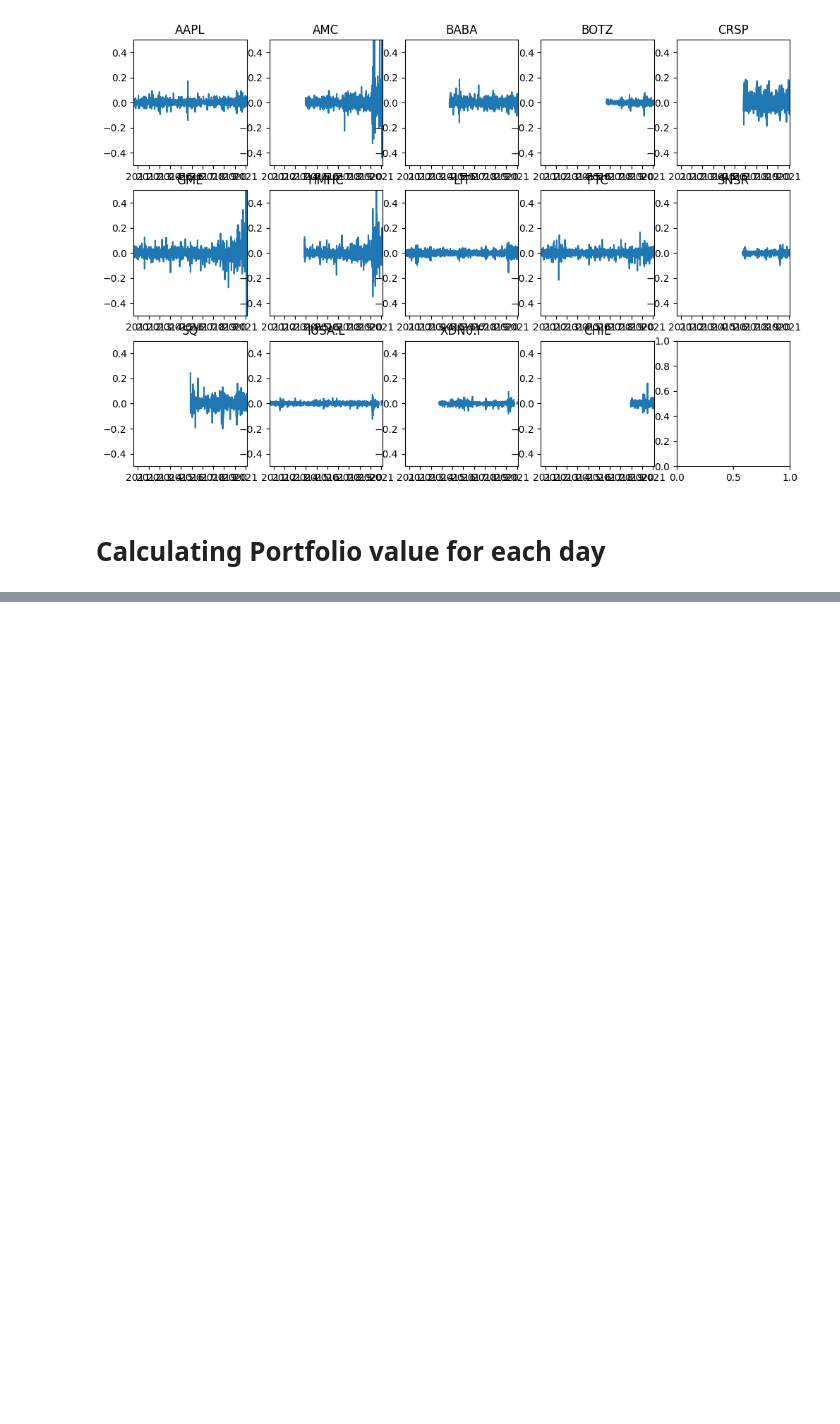
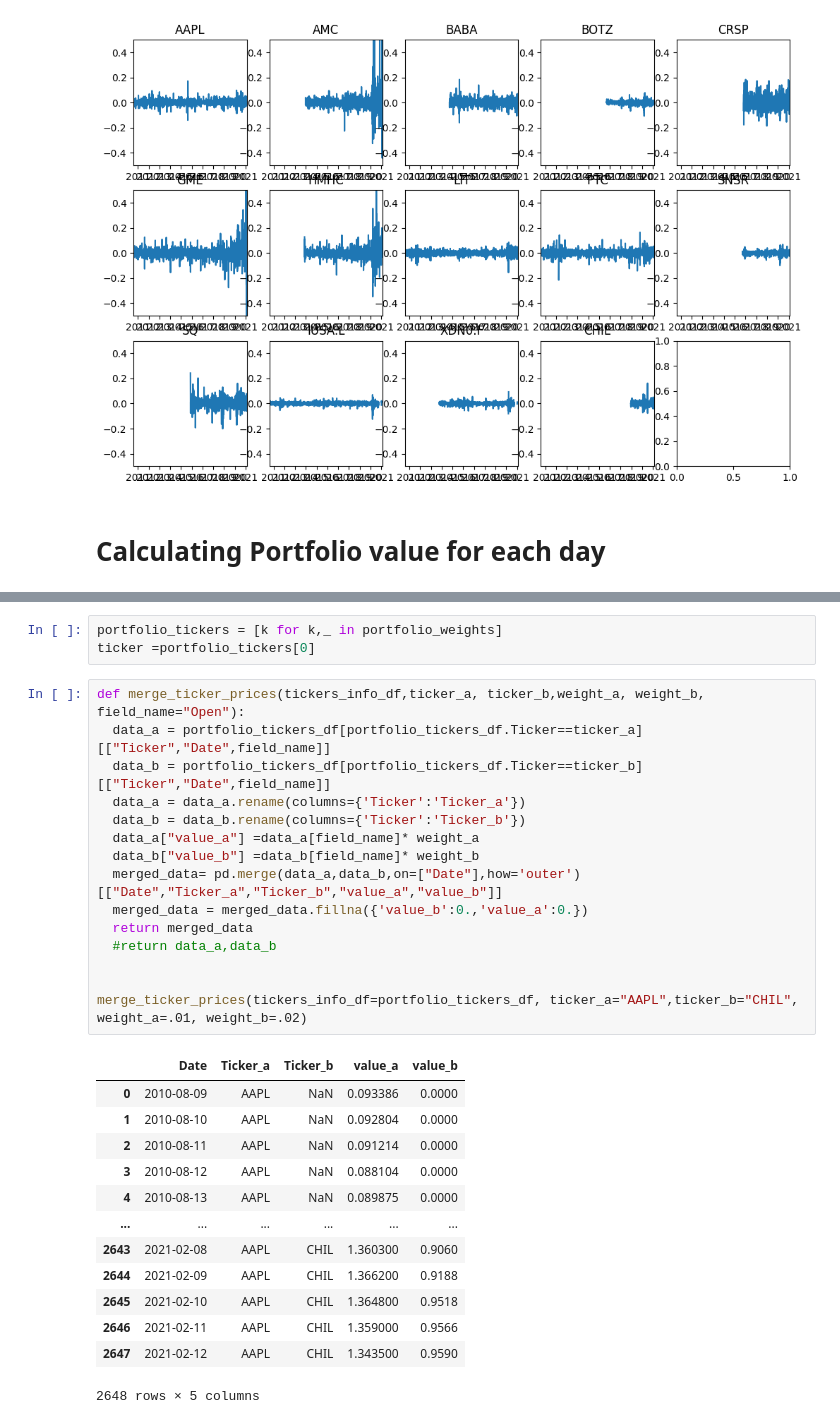
Before and after one commit to anuragr81/pioneers, a Jupyter notebook: Show_Portfolio.ipynb, the cells around one changed output, grey strips where cells are left out. Drawn from its saved outputs; the diff is of its cells as text; blank space fills up the shorter version.

```diff
--- a/Show_Portfolio.ipynb
+++ b/Show_Portfolio.ipynb
@@ -88,0 +106,32 @@ for x,y in product(range(0,nx),range(0,ny)):
+# %%
+portfolio_tickers = [k for k,_ in portfolio_weights]
+ticker =portfolio_tickers[0]
+# %%
+def merge_ticker_prices(tickers_info_df,ticker_a, ticker_b,weight_a, weight_b, field_name="Open"):
+  data_a = portfolio_tickers_df[portfolio_tickers_df.Ticker==ticker_a][["Ticker","Date",field_name]]
+  data_b = portfolio_tickers_df[portfolio_tickers_df.Ticker==ticker_b][["Ticker","Date",field_name]]
+  data_a = data_a.rename(columns={'Ticker':'Ticker_a'})
+  data_b = data_b.rename(columns={'Ticker':'Ticker_b'})
+  data_a["value_a"] =data_a[field_name]* weight_a
+  data_b["value_b"] =data_b[field_name]* weight_b
+  merged_data= pd.merge(data_a,data_b,on=["Date"],how='outer')[["Date","Ticker_a","Ticker_b","value_a","value_b"]]
+  merged_data = merged_data.fillna({'value_b':0.,'value_a':0.})
+  return merged_data
+  #return data_a,data_b
+
+
+merge_ticker_prices(tickers_info_df=portfolio_tickers_df, ticker_a="AAPL",ticker_b="CHIL", weight_a=.01, weight_b=.02)
+# %% [output]
+|  | Date | Ticker_a | Ticker_b | value_a | value_b |
+| 0 | 2010-08-09 | AAPL | NaN | 0.093386 | 0.0000 |
+| 1 | 2010-08-10 | AAPL | NaN | 0.092804 | 0.0000 |
+| 2 | 2010-08-11 | AAPL | NaN | 0.091214 | 0.0000 |
+| 3 | 2010-08-12 | AAPL | NaN | 0.088104 | 0.0000 |
+| 4 | 2010-08-13 | AAPL | NaN | 0.089875 | 0.0000 |
+| ... | ... | ... | ... | ... | ... |
+| 2643 | 2021-02-08 | AAPL | CHIL | 1.360300 | 0.9060 |
+| 2644 | 2021-02-09 | AAPL | CHIL | 1.366200 | 0.9188 |
+| 2645 | 2021-02-10 | AAPL | CHIL | 1.364800 | 0.9518 |
+| 2646 | 2021-02-11 | AAPL | CHIL | 1.359000 | 0.9566 |
+| 2647 | 2021-02-12 | AAPL | CHIL | 1.343500 | 0.9590 |
+2648 rows × 5 columns
```
Also changed, not shown: parts of 6 cells of this notebook.
